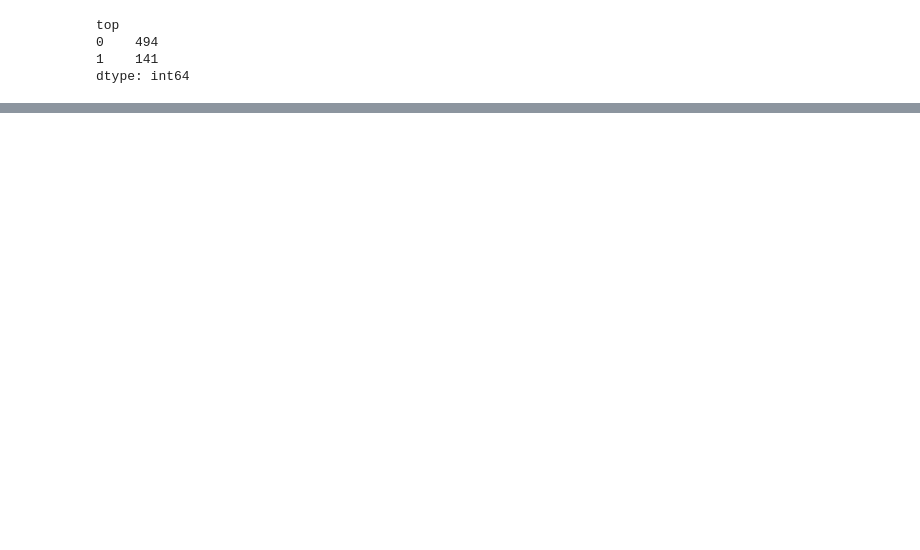
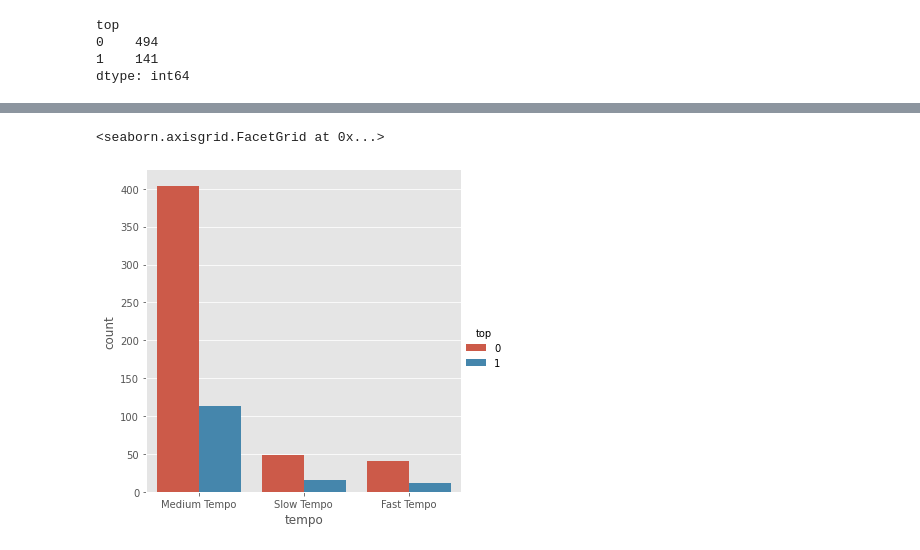
Before and after one commit to mariosanchez5/Proyectos_Machine_Learning, a Jupyter notebook: Arbol_de_decision/Arbol_de_decision.ipynb, the cells around one changed output, grey strips where cells are left out. Cells and saved outputs as stored; diff of their text form; code cells hidden in the pictures; blank space fills up the shorter version.

```diff
--- a/Arbol_de_decision/Arbol_de_decision.ipynb
+++ b/Arbol_de_decision/Arbol_de_decision.ipynb
@@ -117,0 +165,5 @@ sb.factorplot('top',data=df, kind='count')
+# %%
+sb.factorplot('tempo',data=df,hue='top',kind='count')
+# %% [output]
+<seaborn.axisgrid.FacetGrid at 0x...>
+[figure, added]
```
Also changed, not shown: parts of 37 cells of this notebook.
